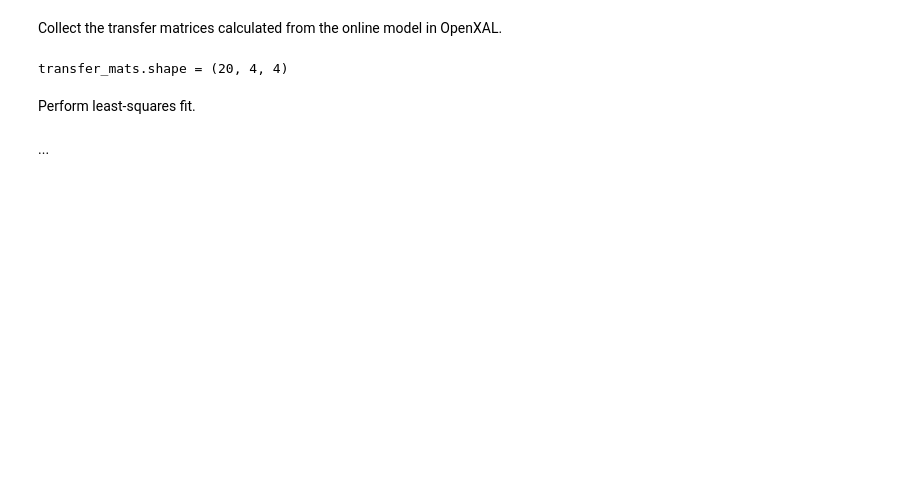
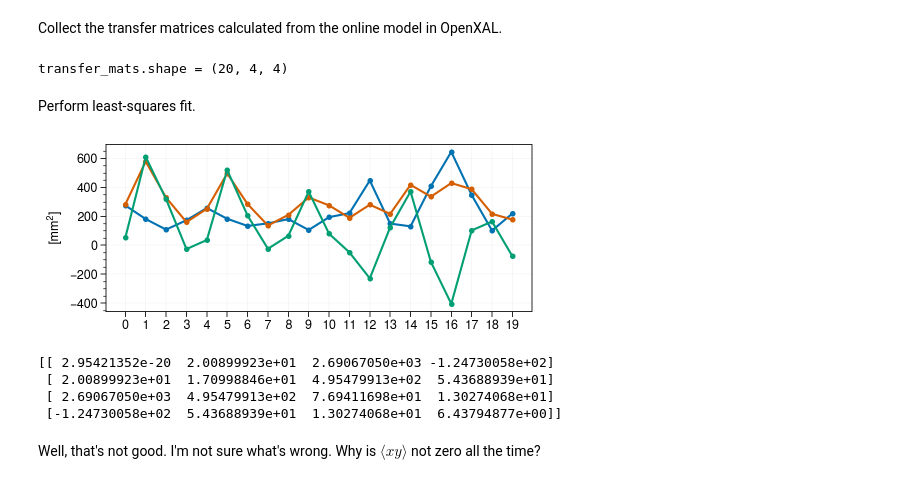
Before and after one commit to austin-hoover/emittance-measurement, a Jupyter notebook: rtbt_emittance_scan/_saved/2021-05-31/analysis.ipynb, the cells around one changed output. Saved outputs shown, nothing was run; the diff lists cells and outputs as text; code cells hidden in the pictures; blank space fills up the shorter version.

```diff
--- a/rtbt_emittance_scan/_saved/2021-05-31/analysis.ipynb
+++ b/rtbt_emittance_scan/_saved/2021-05-31/analysis.ipynb
@@ -271,8 +277,6 @@ def plot_profiles(profiles, ws_ids=None, show_fit=False, kws_raw=None, kws_fit=N
         ax.grid(axis='y')
     return axes
 # %%
-ws_ids = profiles[0].ws_ids
-print(ws_ids)
-
+ws_ids = ['WS20', 'WS21', 'WS23', 'WS24']
 kws_raw = dict(legend=False, marker='.', ms=3, lw=0)
 kws_fit = dict(legend=False, color='k', alpha=0.2, zorder=0)
@@ -306,0 +311,20 @@ OpenXAL estimates the rms beam size from the profile, but I need to find out how
+# %%
+def get_sig_xy(sig_xx, sig_yy, sig_uu, diag_wire_angle):
+    phi = np.radians(90.0) + diag_wire_angle # angle of u axis above x-axis
+    sin, cos = np.sin(phi), np.cos(phi)
+    sig_xy = (sig_uu - sig_xx*cos**2 - sig_yy*sin**2) / (2 * sin * cos)
+    return sig_xy
+# %%
+diag_wire_angle = np.radians(-45.0) # angle of diagonal wire above x-axis
+# %%
+moments = []
+for profile in profiles:
+    for ws_id in ws_ids:
+        df = profile.params[ws_id]
+        sig_xx = float(df.loc[df.name == 'Sigma', 'xrms'])**2
+        sig_yy = float(df.loc[df.name == 'Sigma', 'yrms'])**2
+        sig_uu = float(df.loc[df.name == 'Sigma', 'urms'])**2
+        sig_xy = get_sig_xy(sig_xx, sig_yy, sig_uu, diag_wire_angle)
+        moments.append([sig_xx, sig_yy, sig_xy])
+moments = np.array(moments)
+print('moments.shape =', moments.shape)
@@ -321,5 +347,22 @@ print('transfer_mats.shape =', transfer_mats.shape)
 transfer_mats.shape = (20, 4, 4)
 # %% [markdown]
 Perform least-squares fit.
-# %% [markdown]
-...
+# %%
+fig, ax = plot.subplots(figsize=(5, 2))
+plt_kws = dict(marker='o', ms=3)
+ax.plot(moments[:, 0], **plt_kws)
+ax.plot(moments[:, 1], **plt_kws)
+ax.plot(moments[:, 2], **plt_kws)
+ax.format(ylabel=r'[mm$^2$]', xticks=range(len(moments)), xtickminor=False)
+# %% [output]
+[figure, added]
+# %%
+Sigma = reconstruct(transfer_mats, moments)
+print(Sigma)
+# %% [output]
+[[ 2.95421352e-20  2.00899923e+01  2.69067050e+03 -1.24730058e+02]
+ [ 2.00899923e+01  1.70998846e+01  4.95479913e+02  5.43688939e+01]
+ [ 2.69067050e+03  4.95479913e+02  7.69411698e+01  1.30274068e+01]
+ [-1.24730058e+02  5.43688939e+01  1.30274068e+01  6.43794877e+00]]
+# %% [markdown]
+Well, that's not good. I'm not sure what's wrong. Why is $\langle{xy}\rangle$ not zero all the time?
```
Also changed, not shown: parts of 15 cells of this notebook.
